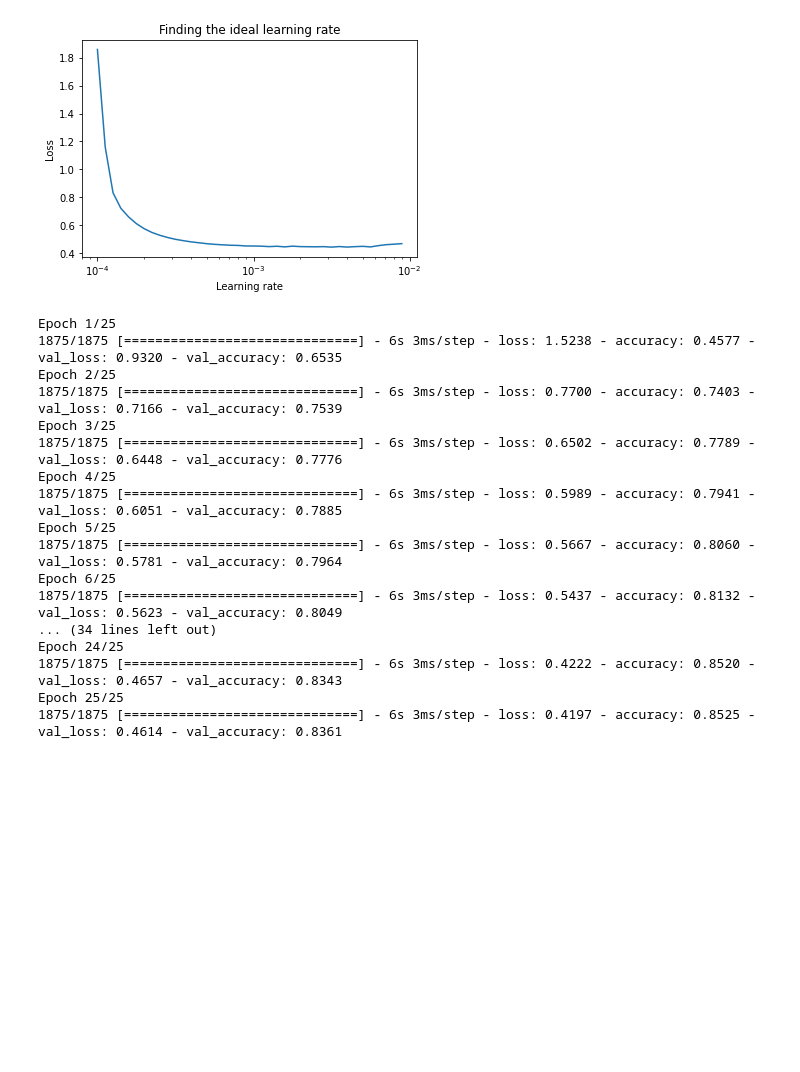
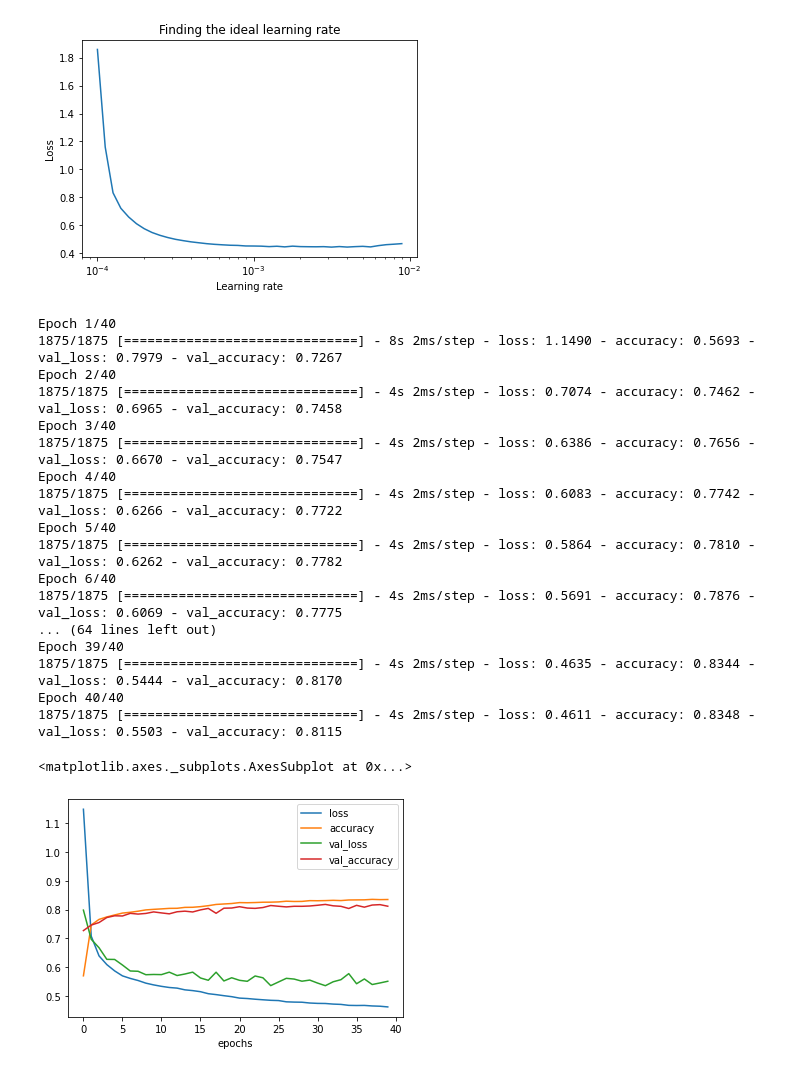
Before and after one commit to ThangDoan2001/TensorFlow_ZeroToHero, a Jupyter notebook: 02_neural_network_classification_with_tensorflow_homework.ipynb, the cells around one changed output. Drawn from its saved outputs; the diff is of its cells as text; code cells hidden in the pictures; blank space fills up the shorter version.

```diff
--- a/02_neural_network_classification_with_tensorflow_homework.ipynb
+++ b/02_neural_network_classification_with_tensorflow_homework.ipynb
@@ -583,46 +592,53 @@ plt.title("Finding the ideal learning rate")
 Text(0.5, 1.0, 'Finding the ideal learning rate')
 [figure]
 # %%
-# How about we add one more layer ?
-
 # Set the random seed
 tf.random.set_seed(42)
 
 # 1. Create the model
 model_8 = tf.keras.Sequential([
   tf.keras.layers.Flatten(input_shape=(28, 28)),
-  tf.keras.layers.Dense(10, activation=tf.keras.activations.relu),
-  tf.keras.layers.Dense(10, activation=tf.keras.activations.relu),
-  tf.keras.layers.Dense(10, activation=tf.keras.activations.relu),
-  tf.keras.layers.Dense(10, activation=tf.keras.activations.relu),
+  tf.keras.layers.Dense(6, activation=tf.keras.activations.relu),
+  tf.keras.layers.Dense(6, activation=tf.keras.activations.relu),
+  tf.keras.layers.Dense(6, activation=tf.keras.activations.relu),
+  tf.keras.layers.Dense(6, activation=tf.keras.activations.relu),
+  tf.keras.layers.Dense(6, activation=tf.keras.activations.relu),
   tf.keras.layers.Dense(10, activation=tf.keras.activations.softmax)
 ])
 
 # 2. Compile the model
 model_8.compile(loss=tf.keras.losses.SparseCategoricalCrossentropy(),
-                optimizer=tf.keras.optimizers.Adam(learning_rate=1e-4),
+                optimizer=tf.keras.optimizers.Adam(),
                 metrics=["accuracy"])
 
 # 3. Fit the model
 history_8 = model_8.fit(train_data_norm,
                         train_labels,
-                        epochs=25,
+                        epochs=40,
                         validation_data=(test_data_norm, test_labels))
 # %% [output]
-Epoch 1/25
-1875/1875 [==============================] - 6s 3ms/step - loss: 1.5238 - accuracy: 0.4577 - val_loss: 0.9320 - val_accuracy: 0.6535
-Epoch 2/25
-1875/1875 [==============================] - 6s 3ms/step - loss: 0.7700 - accuracy: 0.7403 - val_loss: 0.7166 - val_accuracy: 0.7539
-Epoch 3/25
-1875/1875 [==============================] - 6s 3ms/step - loss: 0.6502 - accuracy: 0.7789 - val_loss: 0.6448 - val_accuracy: 0.7776
-Epoch 4/25
-1875/1875 [==============================] - 6s 3ms/step - loss: 0.5989 - accuracy: 0.7941 - val_loss: 0.6051 - val_accuracy: 0.7885
-Epoch 5/25
-1875/1875 [==============================] - 6s 3ms/step - loss: 0.5667 - accuracy: 0.8060 - val_loss: 0.5781 - val_accuracy: 0.7964
-Epoch 6/25
-1875/1875 [==============================] - 6s 3ms/step - loss: 0.5437 - accuracy: 0.8132 - val_loss: 0.5623 - val_accuracy: 0.8049
-... (34 lines left out)
-Epoch 24/25
-1875/1875 [==============================] - 6s 3ms/step - loss: 0.4222 - accuracy: 0.8520 - val_loss: 0.4657 - val_accuracy: 0.8343
-Epoch 25/25
-1875/1875 [==============================] - 6s 3ms/step - loss: 0.4197 - accuracy: 0.8525 - val_loss: 0.4614 - val_accuracy: 0.8361
+Epoch 1/40
+1875/1875 [==============================] - 8s 2ms/step - loss: 1.1490 - accuracy: 0.5693 - val_loss: 0.7979 - val_accuracy: 0.7267
+Epoch 2/40
+1875/1875 [==============================] - 4s 2ms/step - loss: 0.7074 - accuracy: 0.7462 - val_loss: 0.6965 - val_accuracy: 0.7458
+Epoch 3/40
+1875/1875 [==============================] - 4s 2ms/step - loss: 0.6386 - accuracy: 0.7656 - val_loss: 0.6670 - val_accuracy: 0.7547
+Epoch 4/40
+1875/1875 [==============================] - 4s 2ms/step - loss: 0.6083 - accuracy: 0.7742 - val_loss: 0.6266 - val_accuracy: 0.7722
+Epoch 5/40
+1875/1875 [==============================] - 4s 2ms/step - loss: 0.5864 - accuracy: 0.7810 - val_loss: 0.6262 - val_accuracy: 0.7782
+Epoch 6/40
+1875/1875 [==============================] - 4s 2ms/step - loss: 0.5691 - accuracy: 0.7876 - val_loss: 0.6069 - val_accuracy: 0.7775
+... (64 lines left out)
+Epoch 39/40
+1875/1875 [==============================] - 4s 2ms/step - loss: 0.4635 - accuracy: 0.8344 - val_loss: 0.5444 - val_accuracy: 0.8170
+Epoch 40/40
+1875/1875 [==============================] - 4s 2ms/step - loss: 0.4611 - accuracy: 0.8348 - val_loss: 0.5503 - val_accuracy: 0.8115
+# %%
+import matplotlib.pyplot as plt
+import pandas as pd
+
+pd.DataFrame(history_8.history).plot(xlabel="epochs")
+# %% [output]
+<matplotlib.axes._subplots.AxesSubplot at 0x...>
+[figure, added]
```
Also changed, not shown: parts of 33 cells of this notebook.
